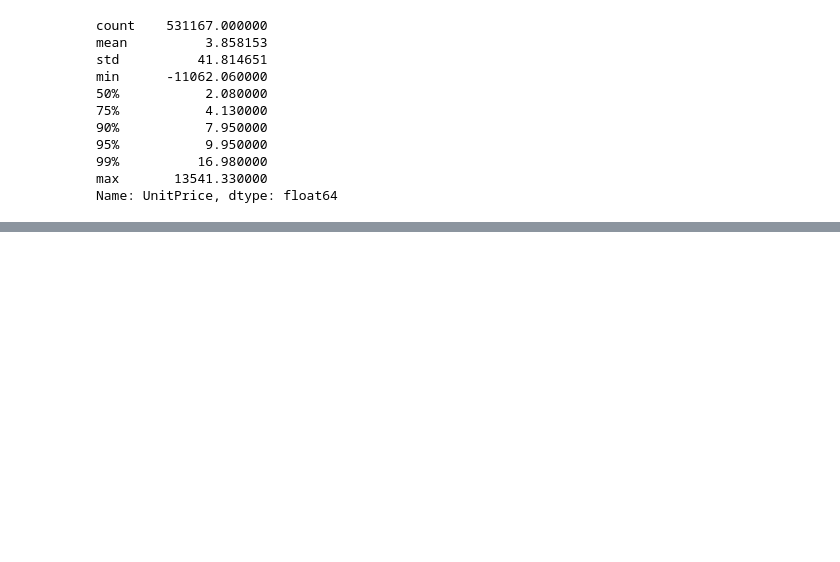
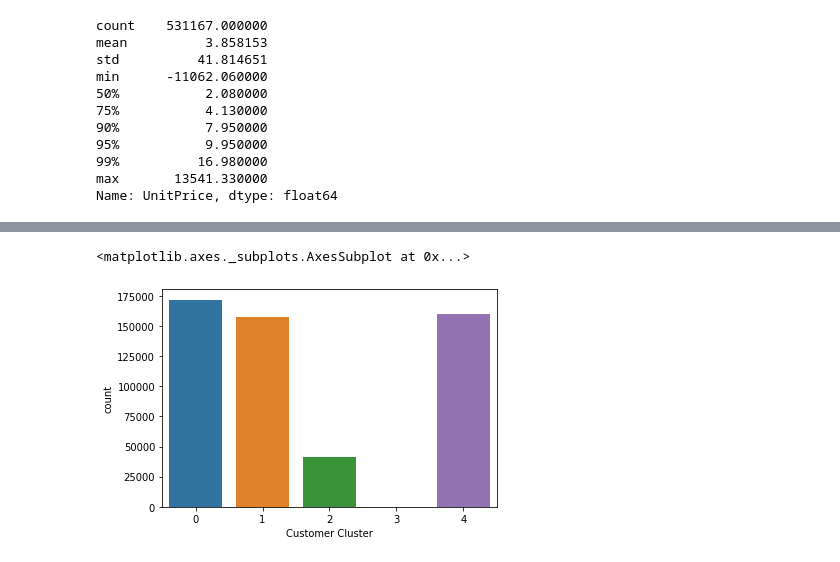
Before and after one commit to Mmbsaksd/Customer-segmentation, a Jupyter notebook: Customer_Segmentation.ipynb, the cells around one changed output, grey strips where cells are left out. Cells and saved outputs as stored; diff of their text form; code cells hidden in the pictures; blank space fills up the shorter version.

```diff
--- a/Customer_Segmentation.ipynb
+++ b/Customer_Segmentation.ipynb
@@ -483,0 +479,3 @@ memory usage: 60.8+ MB
+# %%
+df['Customer Cluster'] = kmeans.labels_
+df.head()
@@ -483,0 +489,6 @@ memory usage: 60.8+ MB
+# %%
+#Plotting the customer segment by k means
+sns.countplot(df['Customer Cluster'])
+# %% [output]
+<matplotlib.axes._subplots.AxesSubplot at 0x...>
+[figure, added]
```
Also changed, not shown: parts of 11 cells of this notebook.
